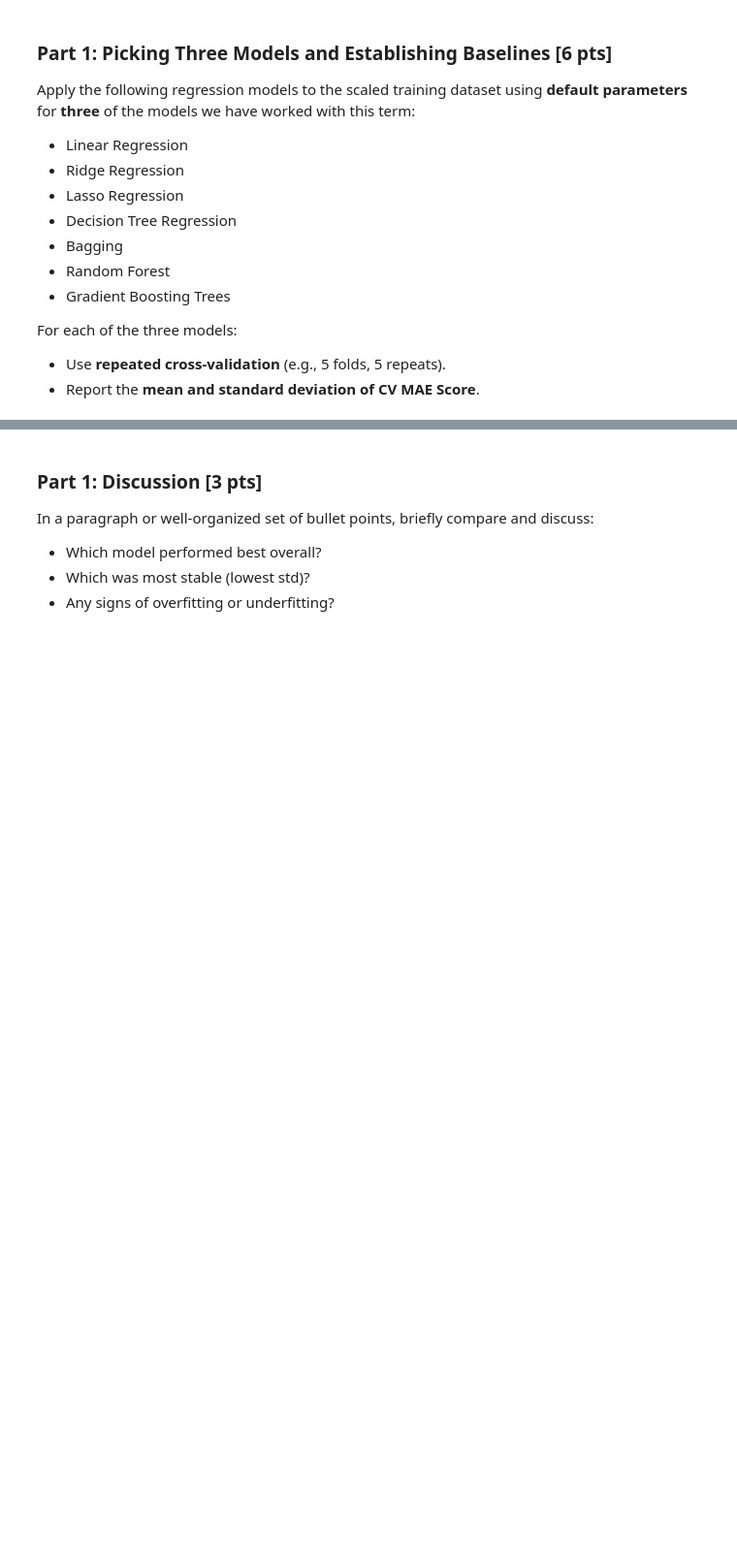
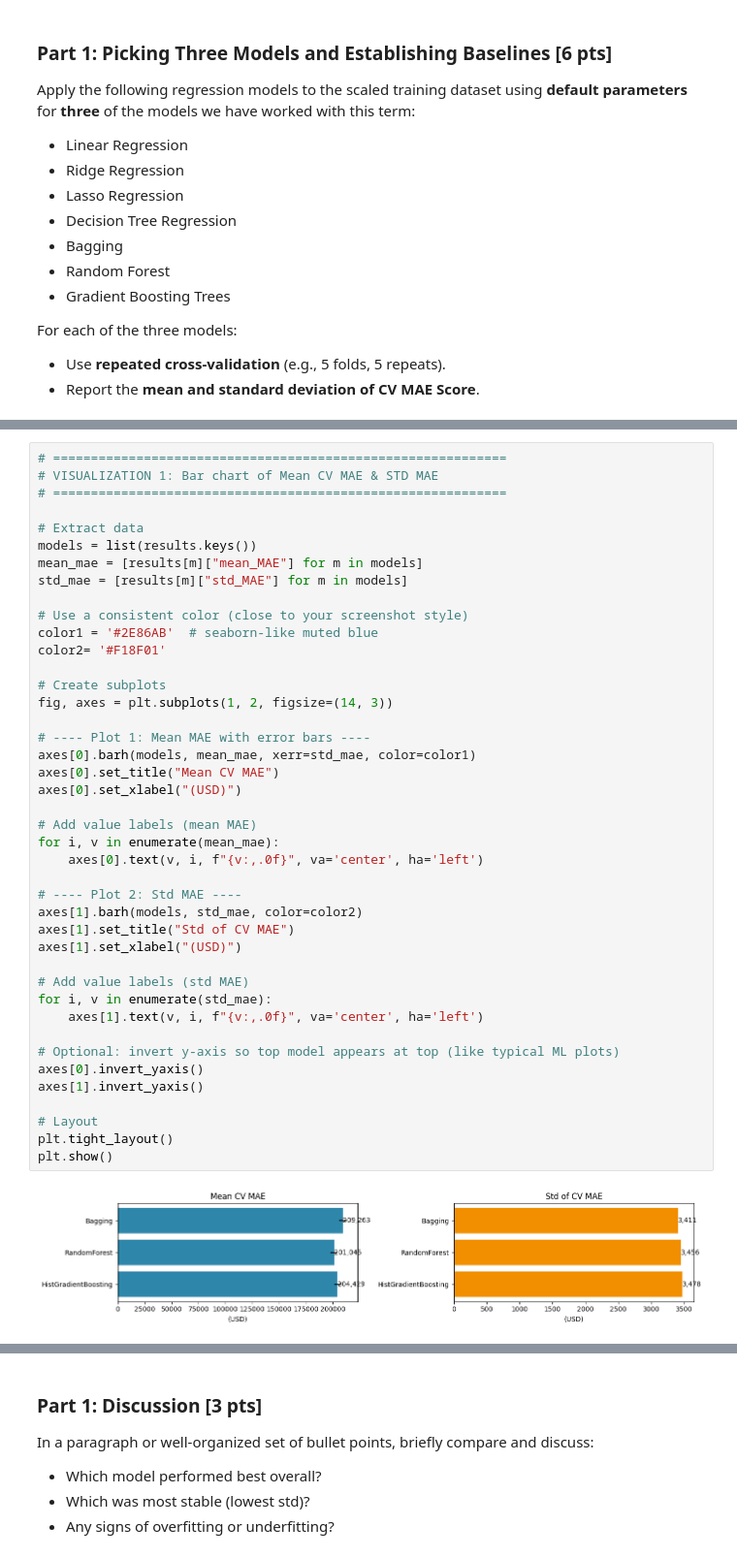
Before and after one commit to jasser-dh/Module-3-Assignments, a Jupyter notebook: Milestone_02.ipynb, the cells around one changed output, grey strips where cells are left out. Shown at 97% size. Cells and saved outputs as stored; diff of their text form; blank space fills up the shorter version.

```diff
--- a/Milestone_02.ipynb
+++ b/Milestone_02.ipynb
@@ -204,0 +222,44 @@ pd.DataFrame(results)
+# %%
+# ============================================================
+# VISUALIZATION 1: Bar chart of Mean CV MAE & STD MAE
+# ============================================================
+
+# Extract data
+models = list(results.keys())
+mean_mae = [results[m]["mean_MAE"] for m in models]
+std_mae = [results[m]["std_MAE"] for m in models]
+
+# Use a consistent color (close to your screenshot style)
+color1 = '#2E86AB'  # seaborn-like muted blue
+color2= '#F18F01'
+
+# Create subplots
+fig, axes = plt.subplots(1, 2, figsize=(14, 3))
+
+# ---- Plot 1: Mean MAE with error bars ----
+axes[0].barh(models, mean_mae, xerr=std_mae, color=color1)
+axes[0].set_title("Mean CV MAE")
+axes[0].set_xlabel("(USD)")
+
+# Add value labels (mean MAE)
+for i, v in enumerate(mean_mae):
+    axes[0].text(v, i, f"{v:,.0f}", va='center', ha='left')
+
+# ---- Plot 2: Std MAE ----
+axes[1].barh(models, std_mae, color=color2)
+axes[1].set_title("Std of CV MAE")
+axes[1].set_xlabel("(USD)")
+
+# Add value labels (std MAE)
+for i, v in enumerate(std_mae):
+    axes[1].text(v, i, f"{v:,.0f}", va='center', ha='left')
+
+# Optional: invert y-axis so top model appears at top (like typical ML plots)
+axes[0].invert_yaxis()
+axes[1].invert_yaxis()
+
+# Layout
+plt.tight_layout()
+plt.show()
+# %% [output]
+[figure, added]
```
Also changed, not shown: parts of 4 cells of this notebook.
